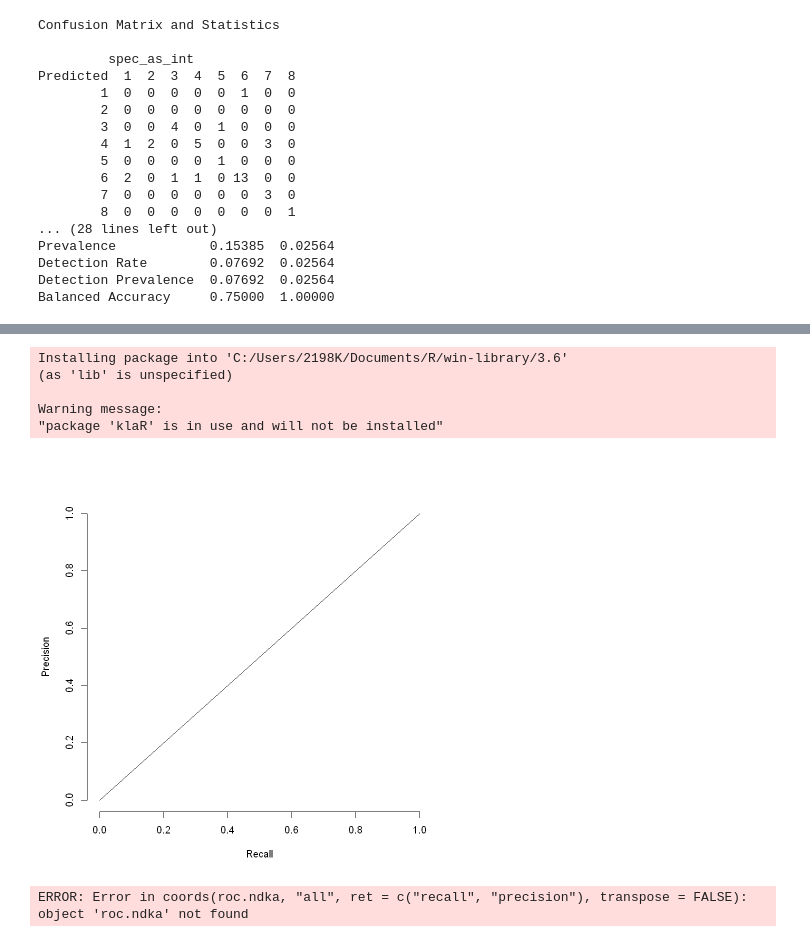
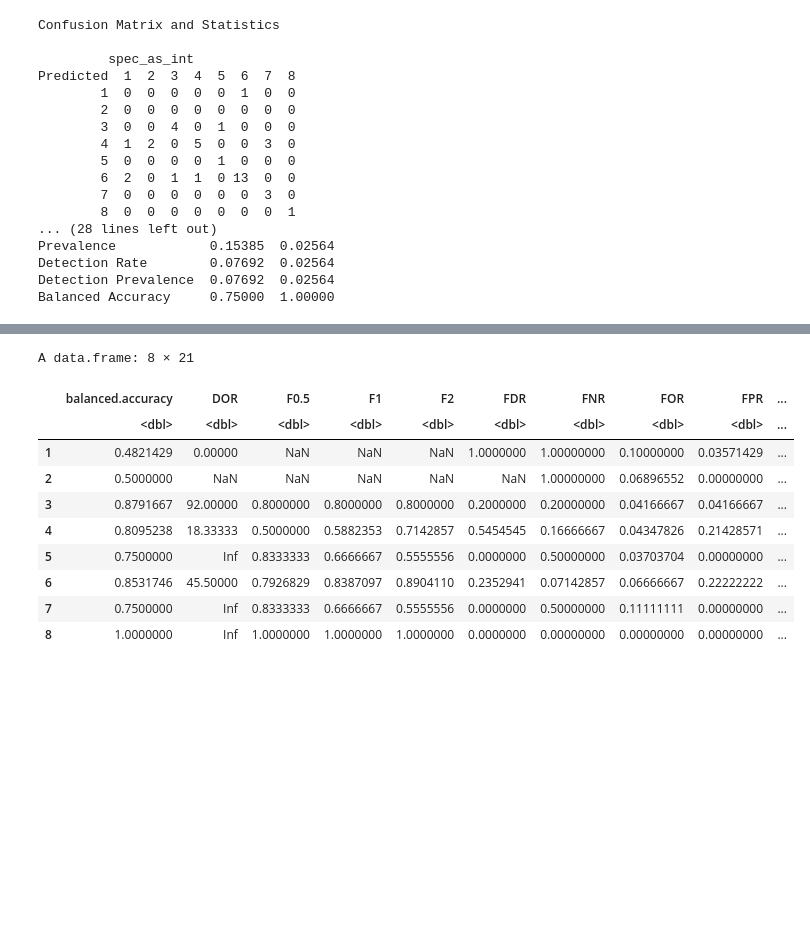
Before and after one commit to Kovacs-Lab/Geneva_Ionomics, a Jupyter notebook: nonimpute_x_transformed.ipynb, the cells around one changed output, grey strips where cells are left out. Saved outputs shown, nothing was run; the diff lists cells and outputs as text; code cells hidden in the pictures; blank space fills up the shorter version.

Commit message:
Nonimputed Classifier Metrics
added classifier metrics to the nonimputed LDA for both transformed and raw data.
edited typo in csv

```diff
--- a/nonimpute_x_transformed.ipynb
+++ b/nonimpute_x_transformed.ipynb
@@ -141,43 +173,21 @@ Multi-class area under the curve: 76.44%
-# %%
-install.packages("klaR")
-library(klaR) # for NaiveBayes
-# %% [output]
-Installing package into 'C:/Users/2198K/Documents/R/win-library/3.6'
-(as 'lib' is unspecified)
-
-Warning message:
-"package 'klaR' is in use and will not be installed"
-# %%
-plot(x=NA, y=NA, xlim=c(0,1), ylim=c(0,1),
-     ylab="Precision",
-     xlab="Recall",
-     bty='n')
-colors <- c("red", "blue", "green")
-aucs <- rep(NA, length(levels(ionomics$spec_as_int))) # store AUCs
-for (i in seq_along(levels(ionomics$spec_as_int))) {
-  cur.class <- levels(ionomics$spec_as_int)[i]
-  binary.labels <- as.factor(train.data$spec_as_int == cur.class)
-  # binarize the classifier you are using (NB is arbitrary)
-  model <- NaiveBayes(binary.labels ~ ., data = train.data)
-  pred <- predict(model, test.data, type='raw')
-  score <- pred$posterior[, 'TRUE'] # posterior for  positive class
-  test.labels <- test.data$spec_as_int == cur.class
-  pred <- prediction(score, test.labels)
-  perf <- performance(pred, "prec", "rec")
-  roc.x <- unlist(perf@x.values)
-  roc.y <- unlist(perf@y.values)
-  lines(roc.y ~ roc.x, col = colors[i], lwd = 2)
-  # store AUC
-  auc <- performance(pred, "auc")
-  auc <- unlist(slot(auc, "y.values"))
-  aucs[i] <- auc
-}
-lines(x=c(0,1), c(0,1))
-# %% [output]
-[figure, removed]
-# %%
-plot(precision ~ recall,
-coords(roc.ndka, "all", ret = c("recall", "precision"), transpose = FALSE),
-type="l", ylim = c(0, 100))
-# %% [output]
-ERROR: Error in coords(roc.ndka, "all", ret = c("recall", "precision"), transpose = FALSE): object 'roc.ndka' not found
+# %%
+spec.af <- factor(test.data$spec_as_int, levels = c("1","2","3","4","5","6","7","8"))
+class.af <- factor(predictions$class, levels = c("1","2","3","4","5","6","7","8"))
+# %%
+classifier_metrics <- ml_test(class.af, spec.af, output.as.table = TRUE)
+F1 <- classifier_metrics$F1
+accuracy <- classifier_metrics$accuracy
+# %%
+classifier_metrics
+# %% [output]
+A data.frame: 8 × 21
+|  | balanced.accuracy | DOR | F0.5 | F1 | F2 | FDR | FNR | FOR | FPR | ... |
+|  | <dbl> | <dbl> | <dbl> | <dbl> | <dbl> | <dbl> | <dbl> | <dbl> | <dbl> | ... |
+| 1 | 0.4821429 | 0.00000 | NaN | NaN | NaN | 1.0000000 | 1.00000000 | 0.10000000 | 0.03571429 | ... |
+| 2 | 0.5000000 | NaN | NaN | NaN | NaN | NaN | 1.00000000 | 0.06896552 | 0.00000000 | ... |
+| 3 | 0.8791667 | 92.00000 | 0.8000000 | 0.8000000 | 0.8000000 | 0.2000000 | 0.20000000 | 0.04166667 | 0.04166667 | ... |
+| 4 | 0.8095238 | 18.33333 | 0.5000000 | 0.5882353 | 0.7142857 | 0.5454545 | 0.16666667 | 0.04347826 | 0.21428571 | ... |
+| 5 | 0.7500000 | Inf | 0.8333333 | 0.6666667 | 0.5555556 | 0.0000000 | 0.50000000 | 0.03703704 | 0.00000000 | ... |
+| 6 | 0.8531746 | 45.50000 | 0.7926829 | 0.8387097 | 0.8904110 | 0.2352941 | 0.07142857 | 0.06666667 | 0.22222222 | ... |
+| 7 | 0.7500000 | Inf | 0.8333333 | 0.6666667 | 0.5555556 | 0.0000000 | 0.50000000 | 0.11111111 | 0.00000000 | ... |
+| 8 | 1.0000000 | Inf | 1.0000000 | 1.0000000 | 1.0000000 | 0.0000000 | 0.00000000 | 0.00000000 | 0.00000000 | ... |
```
Also changed, not shown: parts of 2 cells of this notebook, 4 other files.
